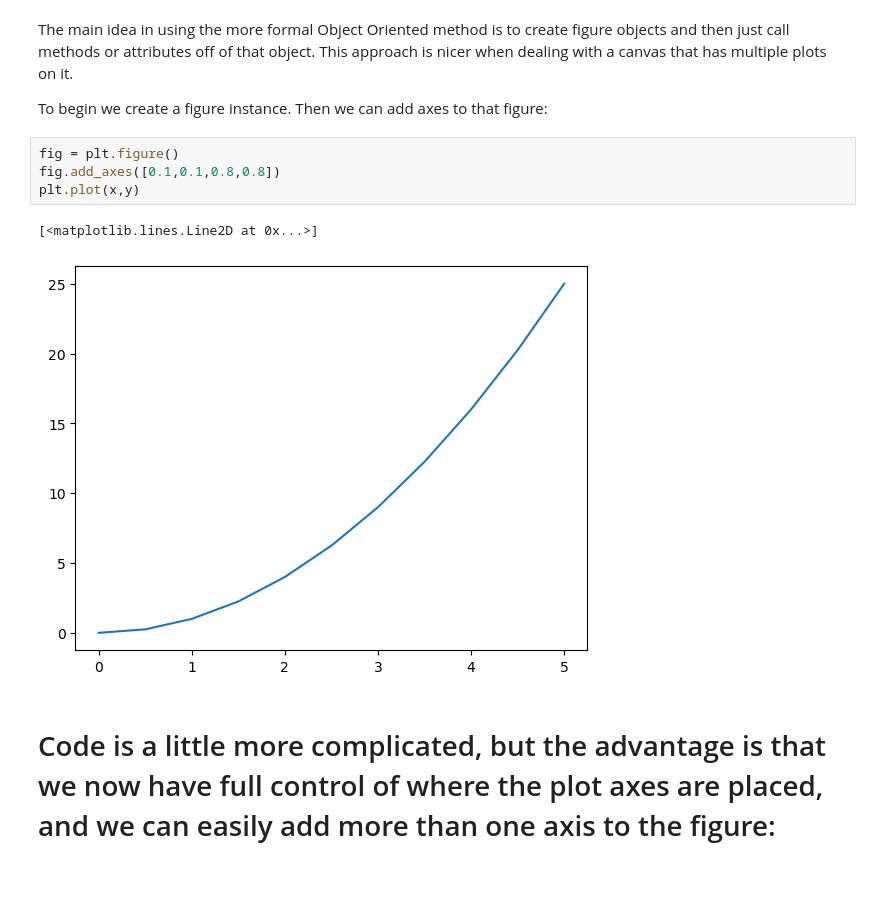
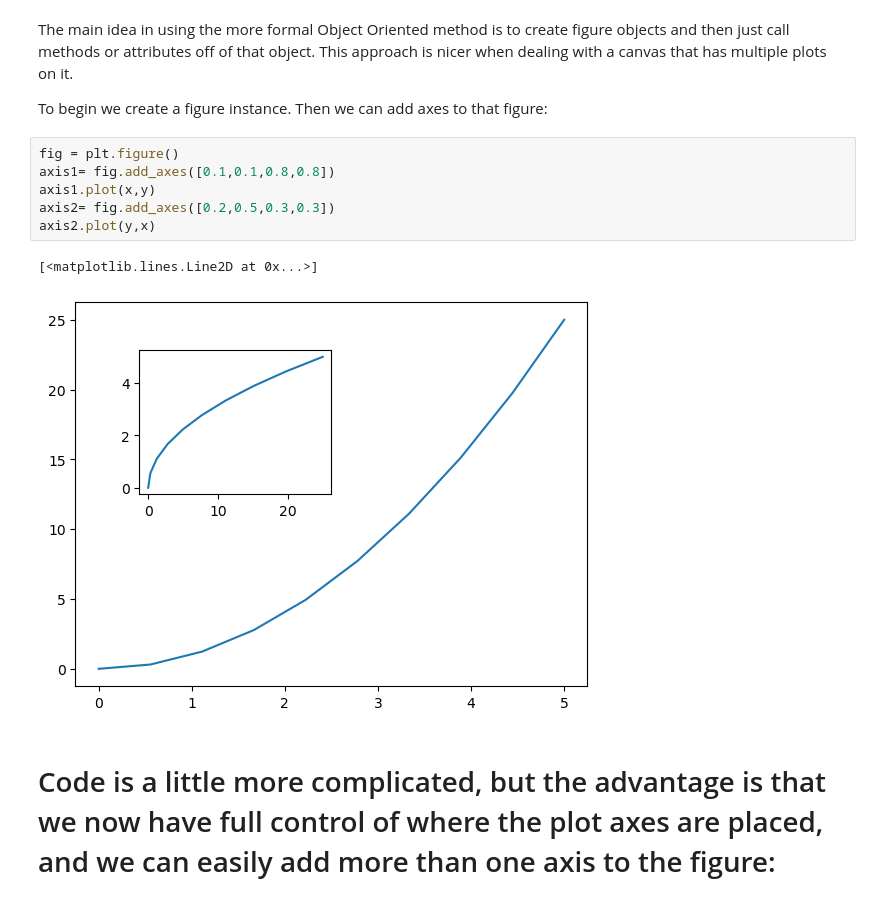
Before and after one commit to madhurverma04/Data-Science, a Jupyter notebook: matplotlib.ipynb, the cells around one changed output. Saved outputs shown, nothing was run; the diff lists cells and outputs as text.

```diff
--- a/matplotlib.ipynb
+++ b/matplotlib.ipynb
@@ -78,11 +85,13 @@ The main idea in using the more formal Object Oriented method is to create figur
 To begin we create a figure instance. Then we can add axes to that figure:
 # %%
 fig = plt.figure()
-fig.add_axes([0.1,0.1,0.8,0.8])
-plt.plot(x,y)
+axis1= fig.add_axes([0.1,0.1,0.8,0.8])
+axis1.plot(x,y)
+axis2= fig.add_axes([0.2,0.5,0.3,0.3])
+axis2.plot(y,x)
 # %% [output]
 [<matplotlib.lines.Line2D at 0x...>]
-[figure, old version]
+[figure, new version]
 # %% [markdown]
 # Code is a little more complicated, but the advantage is that we now have full control of where the plot axes are placed, and we can easily add more than one axis to the figure:
 # %%
```
Also changed, not shown: parts of 3 cells of this notebook.
